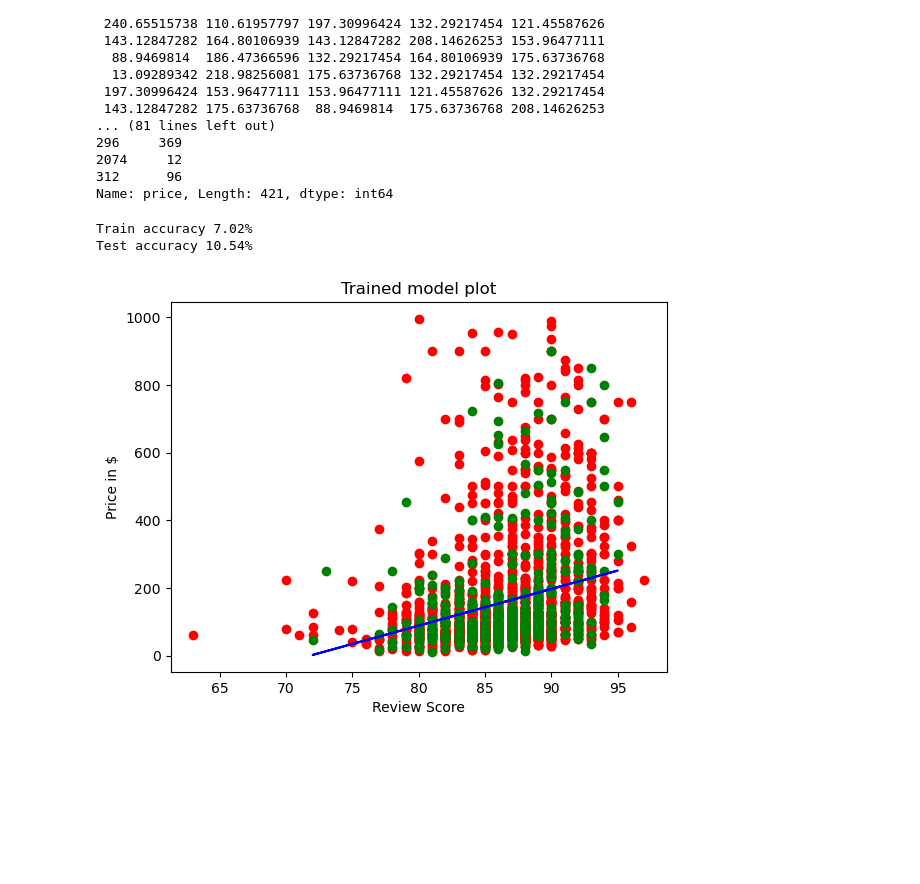
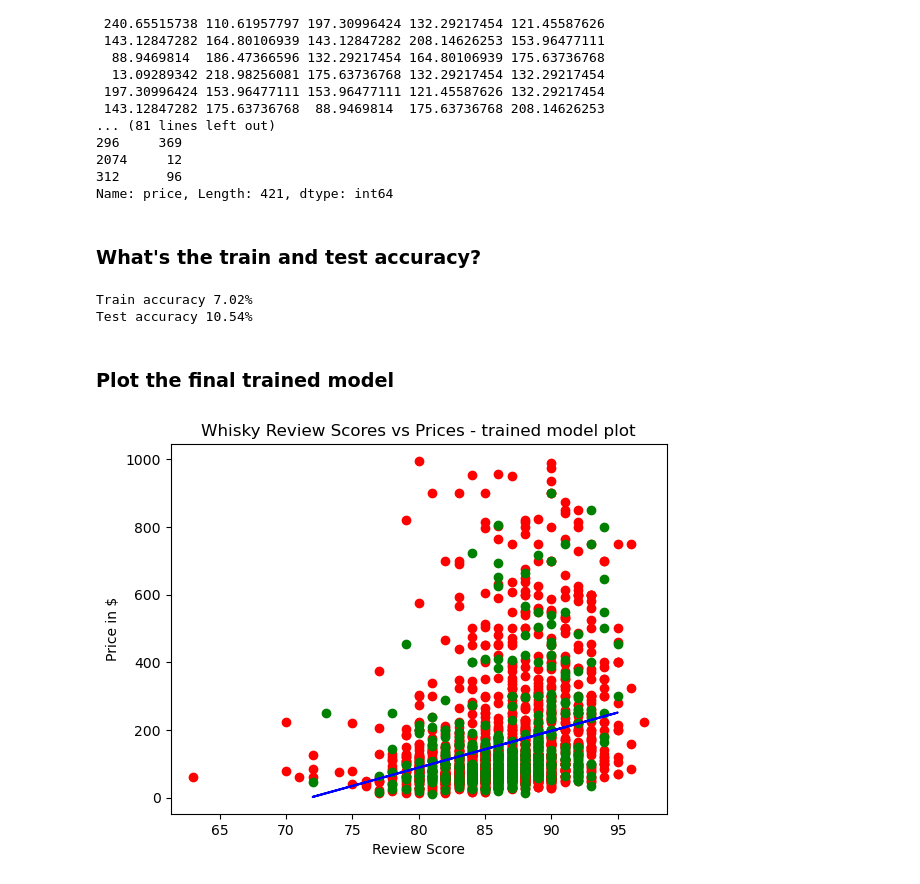
Before and after one commit to mcsadri/linear-regression, a Jupyter notebook: linear-regresssion.ipynb, the cells around one changed output. Cells and saved outputs as stored; diff of their text form; code cells hidden in the pictures; blank space fills up the shorter version.

```diff
--- a/linear-regresssion.ipynb
+++ b/linear-regresssion.ipynb
@@ -224,19 +236,23 @@ print(y_test)
 2074     12
 312      96
 Name: price, Length: 421, dtype: int64
+# %% [markdown]
+### What's the train and test accuracy?
 # %%
 print(f"Train accuracy {round(lm.score(X_train, y_train)*100,2)}%" )
 print(f"Test accuracy {round(lm.score(X_test, y_test)*100,2)}%" )
 # %% [output]
 Train accuracy 7.02%
 Test accuracy 10.54%
+# %% [markdown]
+### Plot the final trained model
 # %%
 plt.scatter(X_train, y_train, color="red")
 plt.scatter(X_test, y_test, color="green")
 plt.plot(X_test, y_predict, color="blue")
 plt.xlabel("Review Score")
 plt.ylabel("Price in $")
-plt.title("Trained model plot")
+plt.title("Whisky Review Scores vs Prices - trained model plot")
 plt.show()
 # %% [output]
-[figure, old version]
+[figure, new version]
```
Also changed, not shown: parts of 15 cells of this notebook.
